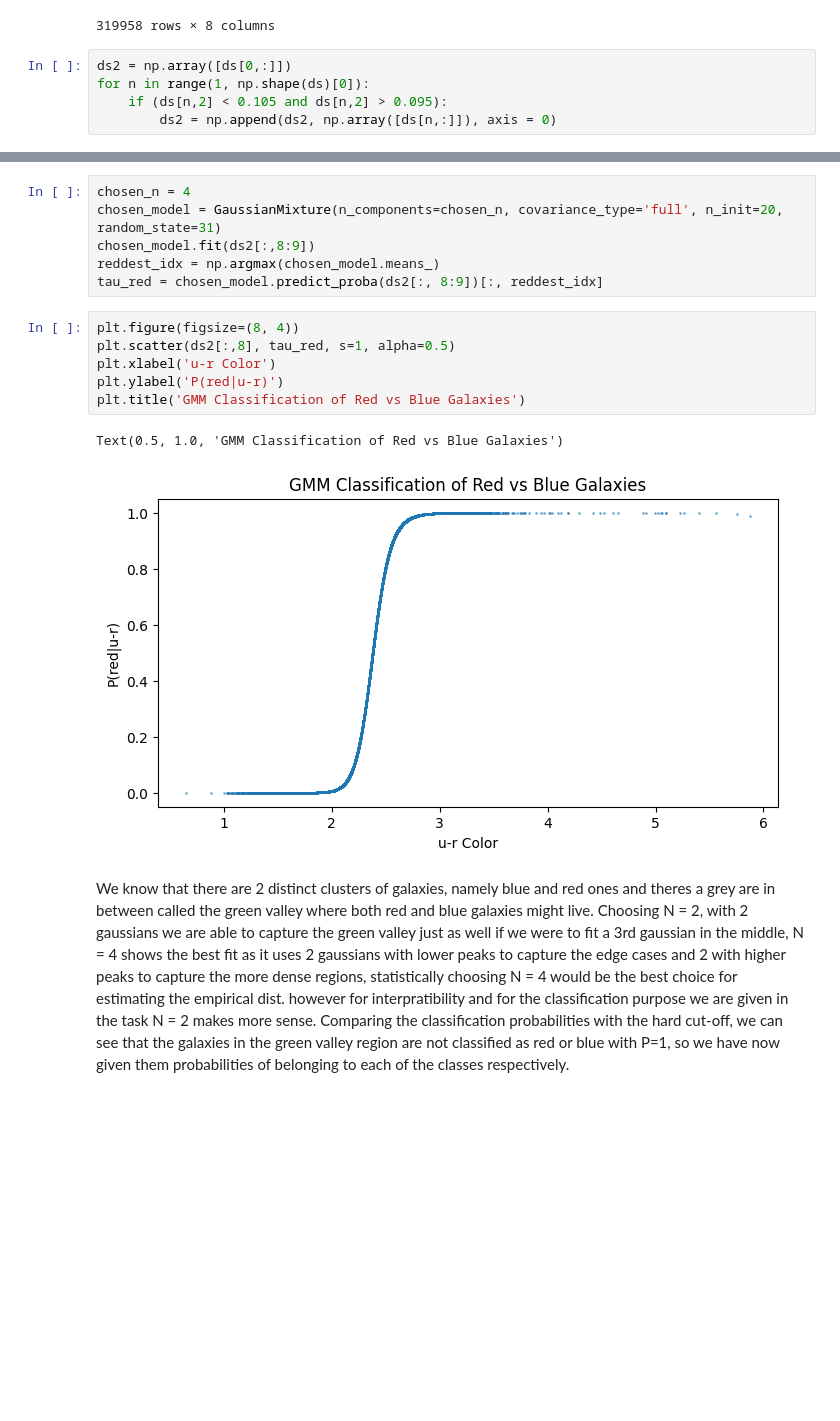
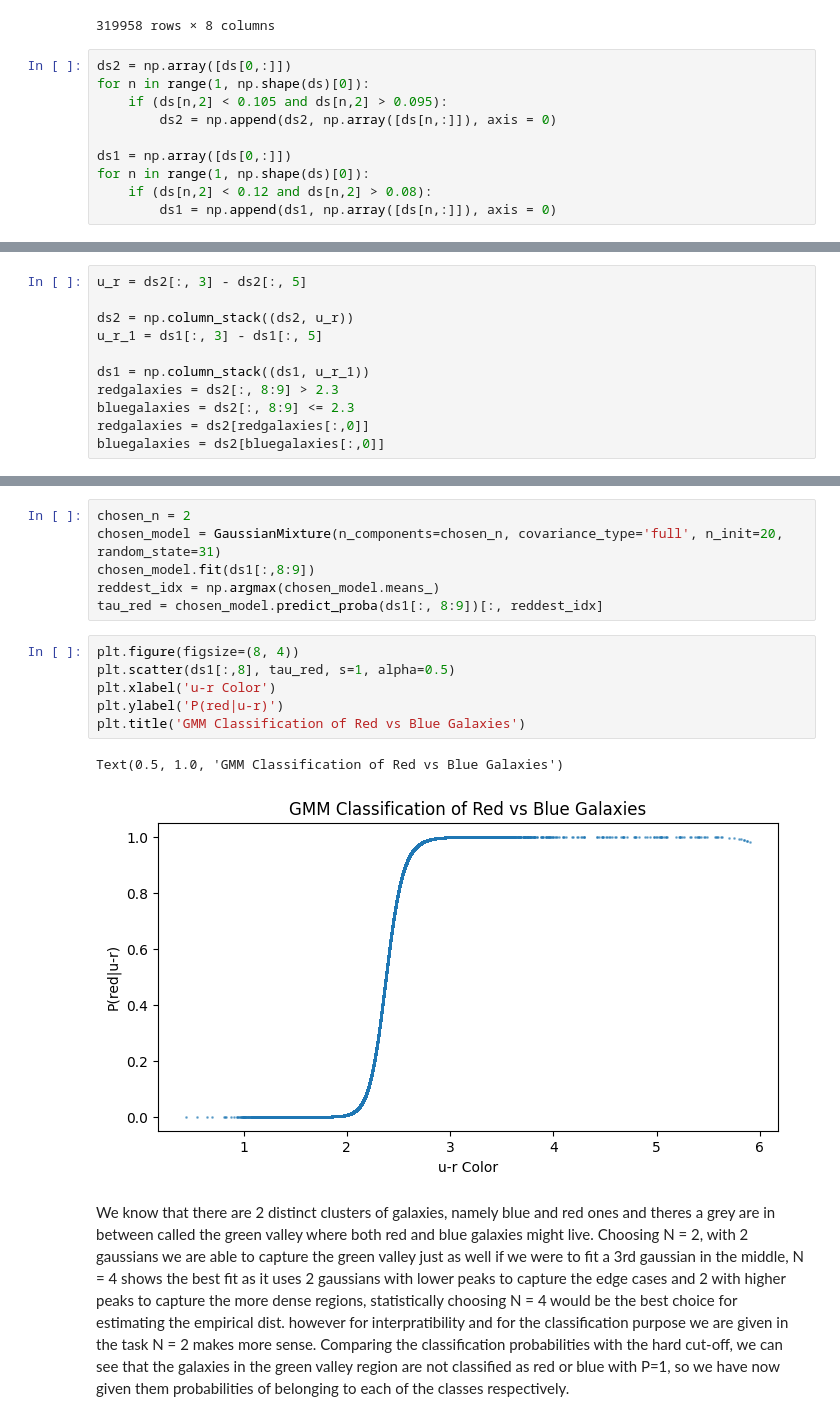
Before and after one commit to TarikOzpamuk/Astro_exercises, a Jupyter notebook: Astro_exercises2.ipynb, the cells around one changed output, grey strips where cells are left out. Saved outputs shown, nothing was run; the diff lists cells and outputs as text; blank space fills up the shorter version.

```diff
--- a/Astro_exercises2.ipynb
+++ b/Astro_exercises2.ipynb
@@ -32,4 +32,9 @@ ds2 = np.array([ds[0,:]])
 for n in range(1, np.shape(ds)[0]):
     if (ds[n,2] < 0.105 and ds[n,2] > 0.095):
         ds2 = np.append(ds2, np.array([ds[n,:]]), axis = 0)
+
+ds1 = np.array([ds[0,:]])
+for n in range(1, np.shape(ds)[0]):
+    if (ds[n,2] < 0.12 and ds[n,2] > 0.08):
+        ds1 = np.append(ds1, np.array([ds[n,:]]), axis = 0)
 # %%
@@ -40 +45,12 @@ plt.scatter(ds2[:,0], ds2[:,1], s=1, alpha=0.2, color = "purple")
+# %%
+u_r = ds2[:, 3] - ds2[:, 5]
+
+ds2 = np.column_stack((ds2, u_r))
+u_r_1 = ds1[:, 3] - ds1[:, 5]
+
+ds1 = np.column_stack((ds1, u_r_1))
+redgalaxies = ds2[:, 8:9] > 2.3
+bluegalaxies = ds2[:, 8:9] <= 2.3
+redgalaxies = ds2[redgalaxies[:,0]]
+bluegalaxies = ds2[bluegalaxies[:,0]]
 # %%
@@ -191,17 +203,17 @@ plt.show()
 # %%
-chosen_n = 4
+chosen_n = 2
 chosen_model = GaussianMixture(n_components=chosen_n, covariance_type='full', n_init=20, random_state=31)
-chosen_model.fit(ds2[:,8:9])
+chosen_model.fit(ds1[:,8:9])
 reddest_idx = np.argmax(chosen_model.means_)
-tau_red = chosen_model.predict_proba(ds2[:, 8:9])[:, reddest_idx]
+tau_red = chosen_model.predict_proba(ds1[:, 8:9])[:, reddest_idx]
 # %%
 plt.figure(figsize=(8, 4))
-plt.scatter(ds2[:,8], tau_red, s=1, alpha=0.5)
+plt.scatter(ds1[:,8], tau_red, s=1, alpha=0.5)
 plt.xlabel('u-r Color')
 plt.ylabel('P(red|u-r)')
 plt.title('GMM Classification of Red vs Blue Galaxies')
 # %% [output]
 Text(0.5, 1.0, 'GMM Classification of Red vs Blue Galaxies')
-[figure, old version]
+[figure, new version]
 # %% [markdown]
 We know that there are 2 distinct clusters of galaxies, namely blue and red ones and theres a grey are in between called the green valley where both red and blue galaxies might live. Choosing N = 2, with 2 gaussians we are able to capture the green valley just as well if we were to fit a 3rd gaussian in the middle, N = 4 shows the best fit as it uses 2 gaussians with lower peaks to capture the edge cases and 2 with higher peaks to capture the more dense regions, statistically choosing N = 4 would be the best choice for estimating the empirical dist. however for interpratibility and for the classification purpose we are given in the task N = 2 makes more sense. Comparing the classification probabilities with the hard cut-off, we can see that the galaxies in the green valley region are not classified as red or blue with P=1, so we have now given them probabilities of belonging to each of the classes respectively.
```
Also changed, not shown: parts of 16 cells of this notebook.
